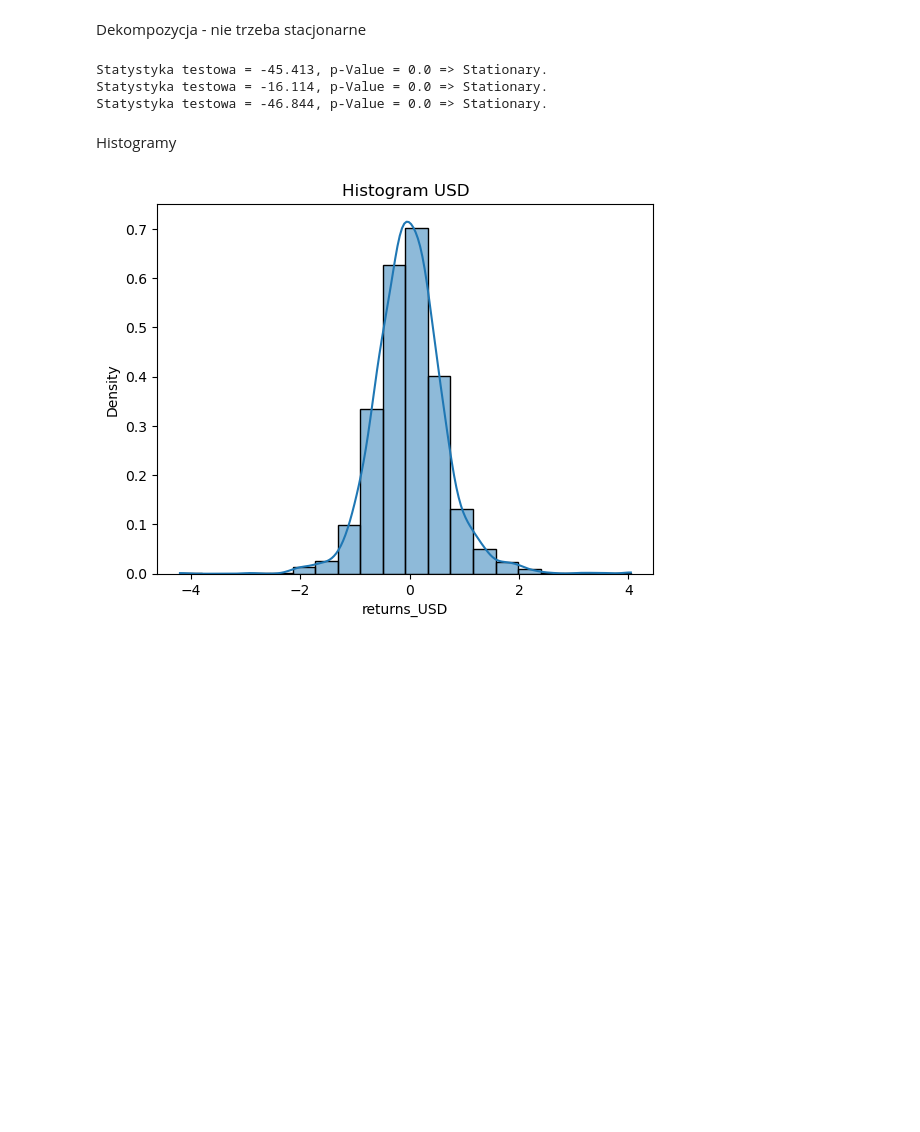
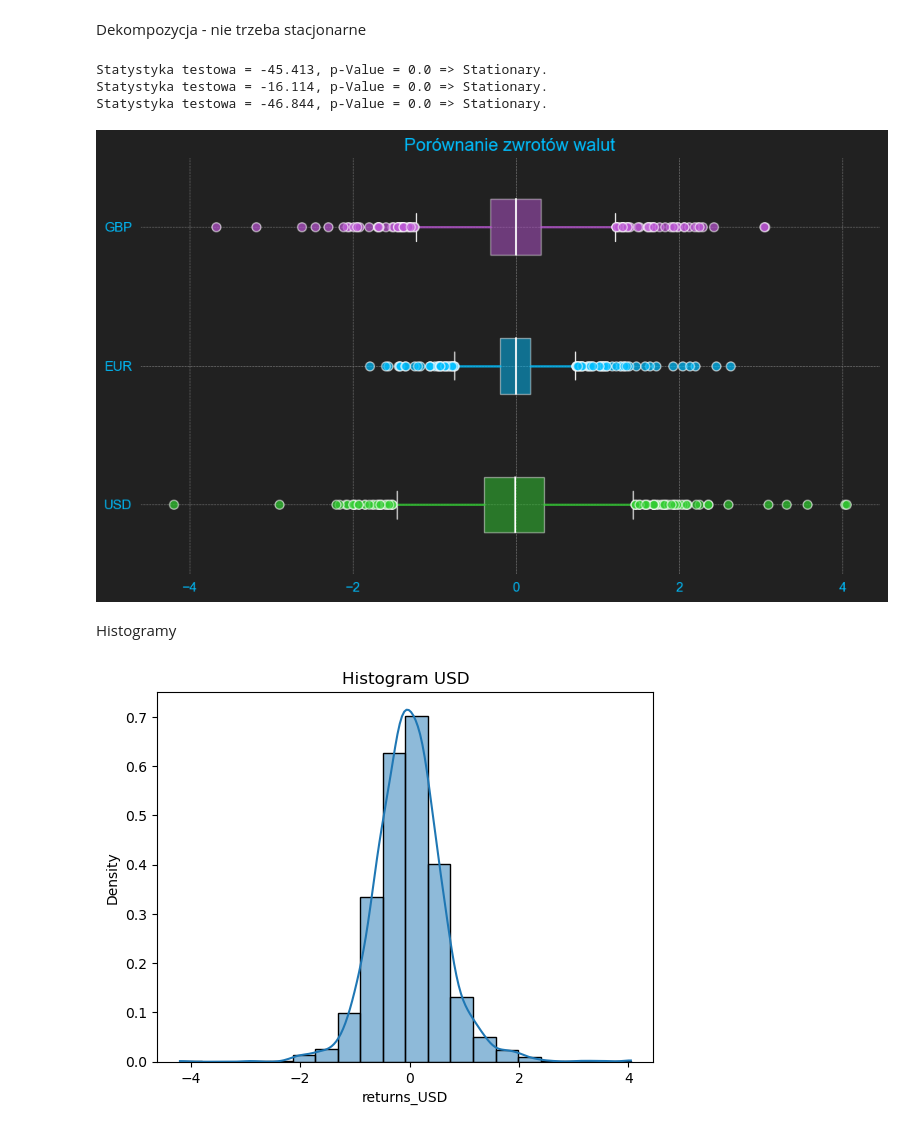
Before and after one commit to rafglo/Industry-Risk-Management, a Jupyter notebook: irm2 (1).ipynb, the cells around one changed output. Cells and saved outputs as stored; diff of their text form; code cells hidden in the pictures; blank space fills up the shorter version.

```diff
--- a/irm2 (1).ipynb
+++ b/irm2 (1).ipynb
@@ -492,6 +492,78 @@ adfuller_test(df["returns_GBP"])
 Statystyka testowa = -45.413, p-Value = 0.0 => Stationary.
 Statystyka testowa = -16.114, p-Value = 0.0 => Stationary.
 Statystyka testowa = -46.844, p-Value = 0.0 => Stationary.
+# %%
+import pandas as pd
+import matplotlib.pyplot as plt
+
+# Kolory pudełek
+colors = {
+    "USD": "limegreen",
+    "EUR": "deepskyblue",
+    "GBP": "mediumorchid"
+}
+
+# Dane
+data = [df["returns_USD"].dropna(), df["returns_EUR"].dropna(), df["returns_GBP"].dropna()]
+labels = list(colors.keys())
+
+# Większy wykres poziomy
+fig, ax = plt.subplots(figsize=(10, 6))  # szerszy wykres, aby zmieścić boxploty poziomo
+fig.patch.set_facecolor('#212121')
+ax.set_facecolor('#212121')
+
+# Tworzenie boxplotów poziomych
+box = ax.boxplot(data, patch_artist=True, vert=False, labels=labels, widths=0.4)  # vert=False zmienia na poziome
+
+# Stylowanie każdego boxplota
+for patch, whiskers, caps, median, flier, label in zip(
+    box['boxes'],
+    zip(*[iter(box['whiskers'])]*2),
+    zip(*[iter(box['caps'])]*2),
+    box['medians'],
+    box['fliers'],
+    labels
+):
+    fill_color = colors[label]
+
+    # Pudełko
+    patch.set_facecolor(fill_color)
+    patch.set_alpha(0.5)
+    patch.set_edgecolor("white")
+    patch.set_linewidth(1)
+
+    # Wąsy
+    for w in whiskers:
+        w.set_color(fill_color)
+        w.set_linewidth(2)
+        w.set_alpha(0.8)
+    for c in caps:
+        c.set_color("white")
+        c.set_linewidth(1)
+
+    # Mediana
+    median.set_color("white")
+    median.set_linewidth(1.5)
+
+    # Outliery
+    flier.set_markerfacecolor(fill_color)
+    flier.set_markeredgecolor("white")
+    flier.set_alpha(0.7)
+    flier.set_markersize(8)
+
+# Stylowanie osi i tytułu
+ax.set_title("Porównanie zwrotów walut", fontsize=16, color='deepskyblue')
+ax.tick_params(colors='deepskyblue', labelsize=12)
+ax.grid(color='gray', linestyle='--', linewidth=0.5)
+
+# Kolorowanie ramki
+for spine in ax.spines.values():
+    spine.set_color('#212121')
+
+plt.tight_layout()
+plt.show()
+# %% [output]
+[figure, added]
 # %% [markdown]
 Histogramy
 # %%
```
Also changed, not shown: parts of 17 cells of this notebook.
